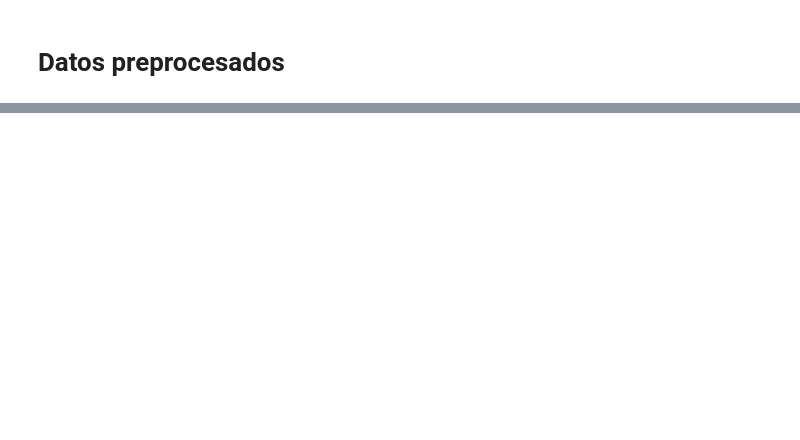
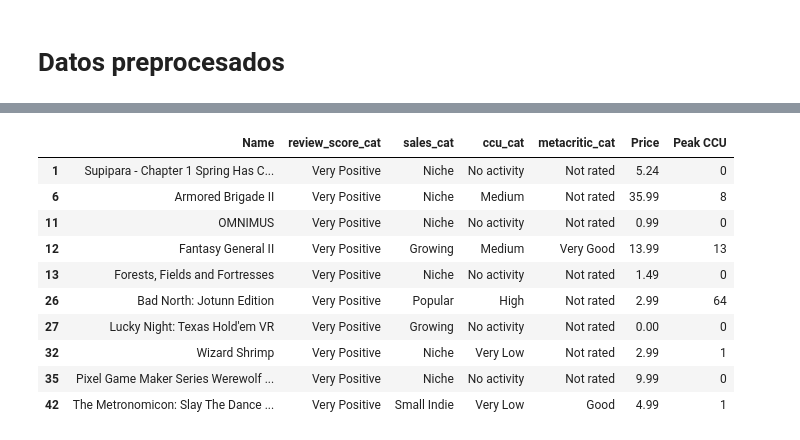
Before and after one commit to David-Felipe/ProyectoMineriaDatos, a Jupyter notebook: Iteracion 1/Codigo/Proyecto_Minería_de_Datos.ipynb, the cells around one changed output, grey strips where cells are left out. Drawn from its saved outputs; the diff is of its cells as text; code cells hidden in the pictures; blank space fills up the shorter version.

```diff
--- a/Iteracion 1/Codigo/Proyecto_Minería_de_Datos.ipynb
+++ b/Iteracion 1/Codigo/Proyecto_Minería_de_Datos.ipynb
@@ -1279,0 +1282,26 @@ Name: count, dtype: int64
+# %%
+def categorize_owners(owners_str):
+    if pd.isna(owners_str):
+        return "No data"
+    lower = int(owners_str.split(" - ")[0].replace(",", "").strip())
+    if lower < 20_000:
+        return "Niche"
+    if lower < 100_000:
+        return "Small Indie"
+    if lower < 500_000:
+        return "Growing"
+    if lower < 1_000_000:
+        return "Popular"
+    if lower < 2_000_000:
+        return "Very Popular"
+    if lower < 10_000_000:
+        return "Top Game"
+    if lower < 50_000_000:
+        return "Blockbuster"
+    return "Mega Hit"
+
+data["sales_cat"] = data["Estimated owners"].apply(categorize_owners)
+
+sales_order = ["Mega Hit", "Blockbuster", "Top Game", "Very Popular",
+               "Popular", "Growing", "Small Indie", "Niche", "No data"]
+print(data["sales_cat"].value_counts().reindex(sales_order, fill_value=0))
@@ -1301,0 +1414,14 @@ data.head().T
+# %%
+good_reviews = data["review_score_cat"].isin(["Overwhelmingly Positive", "Very Positive"])
+good_sales   = data["sales_cat"].isin(["Top Game", "Blockbuster", "Mega Hit"])
+
+data_top = data[good_reviews | good_sales].copy()
+
+print(f"Dataset completo:   {data.shape[0]:,} juegos")
+print(f"Dataset filtrado:   {data_top.shape[0]:,} juegos ({data_top.shape[0]/data.shape[0]*100:.1f}%)")
+print()
+print("Distribucion review_score_cat en el subset:")
+print(data_top["review_score_cat"].value_counts())
+print()
+print("Distribucion sales_cat en el subset:")
+print(data_top["sales_cat"].value_counts())
@@ -1301,0 +1474,17 @@ data.head().T
+# %%
+data_top.head(10)[["Name", "review_score_cat", "sales_cat", "ccu_cat",
+                    "metacritic_cat", "Price", "Peak CCU"]].to_string(index=False)
+data_top[["Name", "review_score_cat", "sales_cat", "ccu_cat",
+           "metacritic_cat", "Price", "Peak CCU"]].head(10)
+# %% [output]
+|  | Name | review_score_cat | sales_cat | ccu_cat | metacritic_cat | Price | Peak CCU |
+| 1 | Supipara - Chapter 1 Spring Has C... | Very Positive | Niche | No activity | Not rated | 5.24 | 0 |
+| 6 | Armored Brigade II | Very Positive | Niche | Medium | Not rated | 35.99 | 8 |
+| 11 | OMNIMUS | Very Positive | Niche | No activity | Not rated | 0.99 | 0 |
+| 12 | Fantasy General II | Very Positive | Growing | Medium | Very Good | 13.99 | 13 |
+| 13 | Forests, Fields and Fortresses | Very Positive | Niche | No activity | Not rated | 1.49 | 0 |
+| 26 | Bad North: Jotunn Edition | Very Positive | Popular | High | Not rated | 2.99 | 64 |
+| 27 | Lucky Night: Texas Hold'em VR | Very Positive | Growing | No activity | Not rated | 0.00 | 0 |
+| 32 | Wizard Shrimp | Very Positive | Niche | Very Low | Not rated | 2.99 | 1 |
+| 35 | Pixel Game Maker Series Werewolf ... | Very Positive | Niche | No activity | Not rated | 9.99 | 0 |
+| 42 | The Metronomicon: Slay The Dance ... | Very Positive | Small Indie | Very Low | Good | 4.99 | 1 |
```
Also changed, not shown: parts of 9 cells of this notebook.
